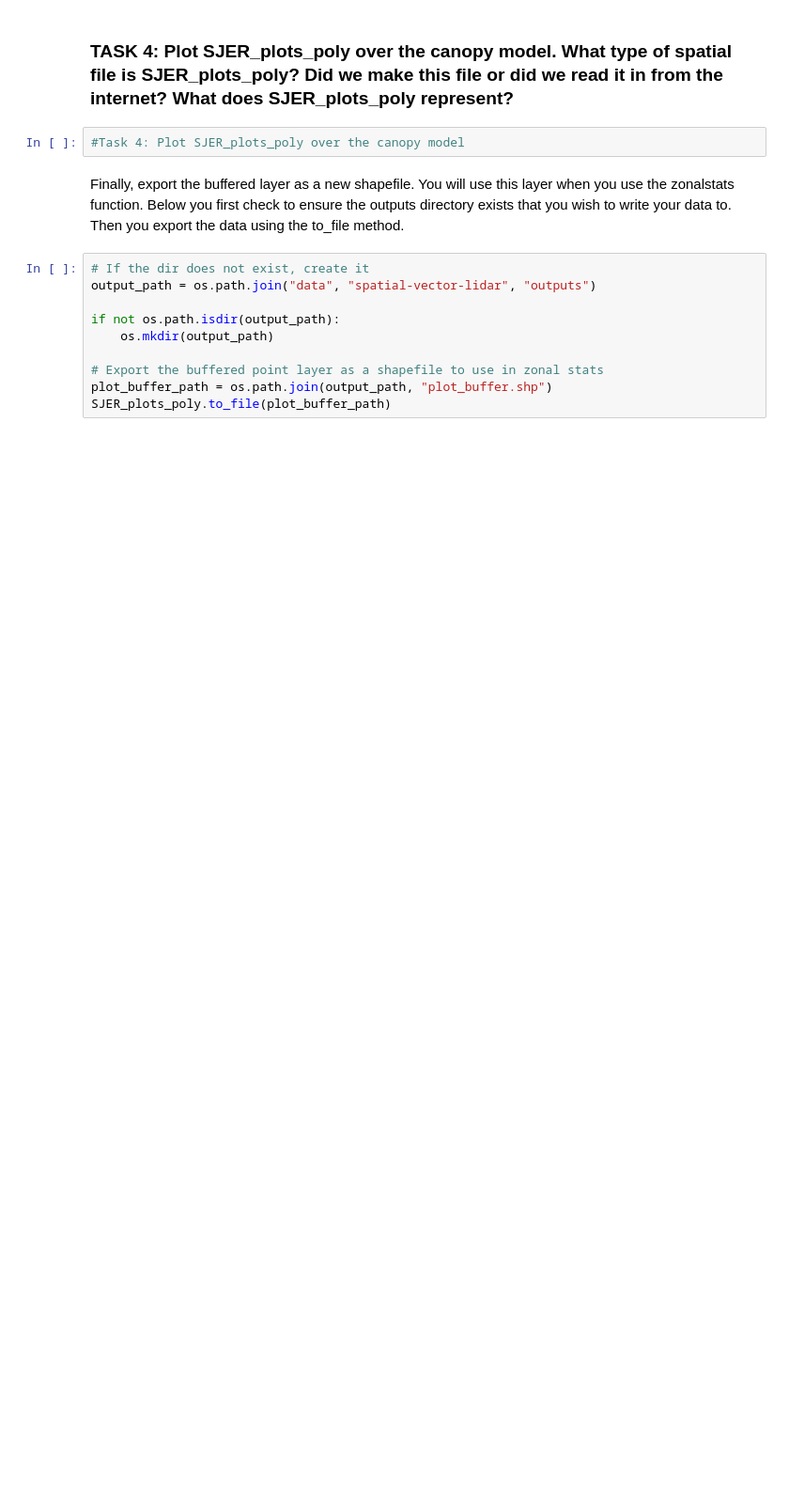
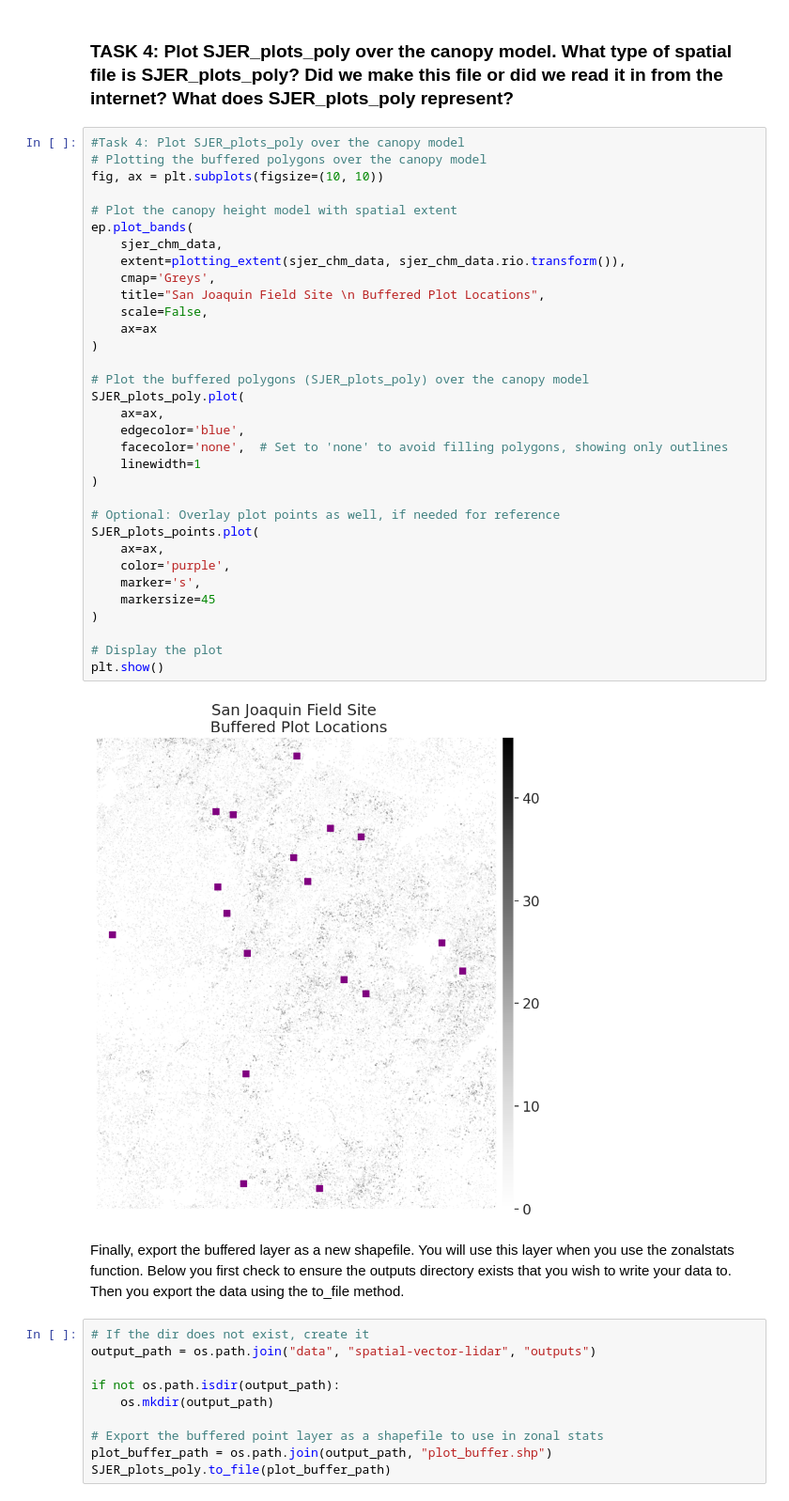
Before and after one commit to LizCarter492/EnvDatSci, a Jupyter notebook: CodeSprints/regression101.ipynb, the cells around one changed output. Shown at 94% size. Cells and saved outputs as stored; diff of their text form; blank space fills up the shorter version.

```diff
--- a/CodeSprints/regression101.ipynb
+++ b/CodeSprints/regression101.ipynb
@@ -252,7 +255,40 @@ SJER_plots_poly.head()
 # %% [markdown]
 ### TASK 4: Plot SJER_plots_poly over the canopy model. What type of spatial file is SJER_plots_poly? Did we make this file or did we read it in from the internet? What does SJER_plots_poly represent?
-# %%
-#Task 4: Plot SJER_plots_poly over the canopy model
+# %%
+#Task 4: Plot SJER_plots_poly over the canopy model
+# Plotting the buffered polygons over the canopy model
+fig, ax = plt.subplots(figsize=(10, 10))
+
+# Plot the canopy height model with spatial extent
+ep.plot_bands(
+    sjer_chm_data,
+    extent=plotting_extent(sjer_chm_data, sjer_chm_data.rio.transform()),
+    cmap='Greys',
+    title="San Joaquin Field Site \n Buffered Plot Locations",
+    scale=False,
+    ax=ax
+)
+
+# Plot the buffered polygons (SJER_plots_poly) over the canopy model
+SJER_plots_poly.plot(
+    ax=ax,
+    edgecolor='blue',
+    facecolor='none',  # Set to 'none' to avoid filling polygons, showing only outlines
+    linewidth=1
+)
+
+# Optional: Overlay plot points as well, if needed for reference
+SJER_plots_points.plot(
+    ax=ax,
+    color='purple',
+    marker='s',
+    markersize=45
+)
+
+# Display the plot
+plt.show()
+# %% [output]
+[figure, added]
 # %% [markdown]
 Finally, export the buffered layer as a new shapefile. You will use this layer when you use the zonalstats function. Below you first check to ensure the outputs directory exists that you wish to write your data to. Then you export the data using the to_file method.
 # %%
```
Also changed, not shown: parts of 13 cells of this notebook.
